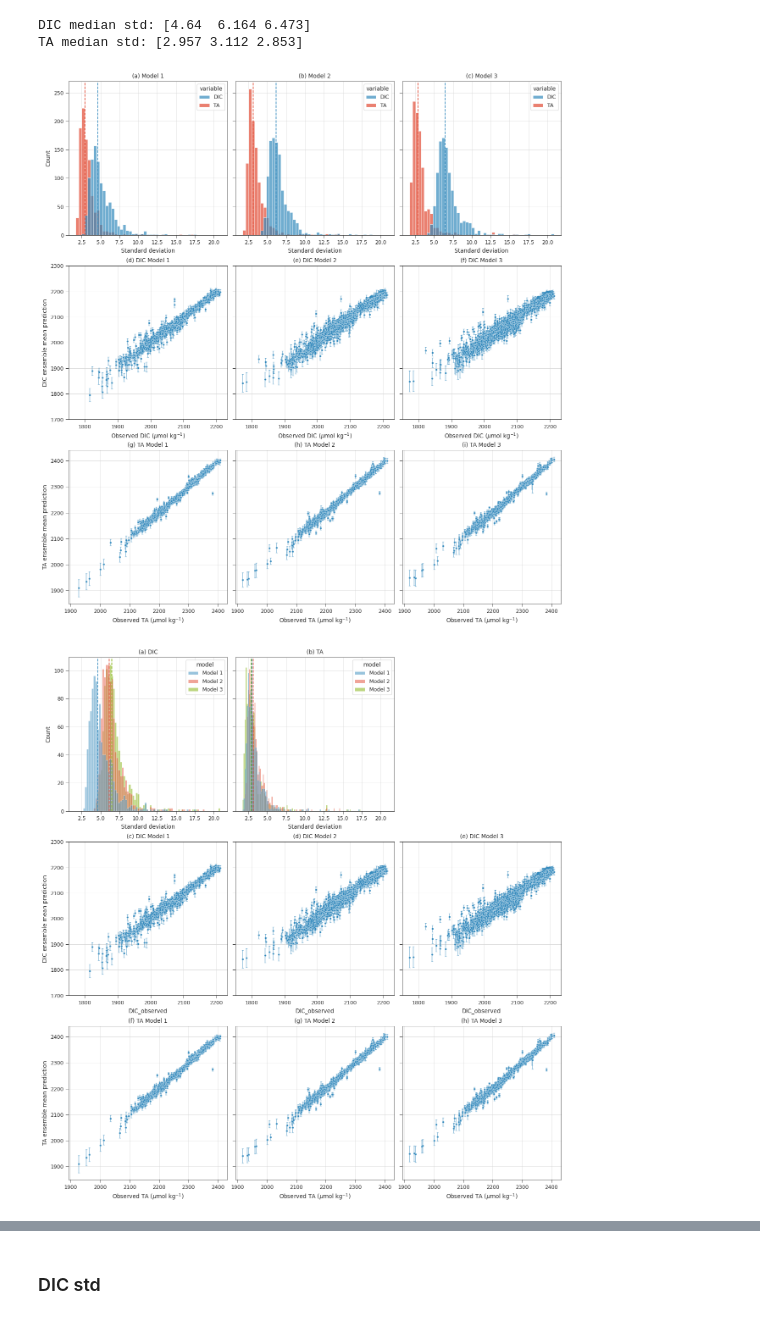
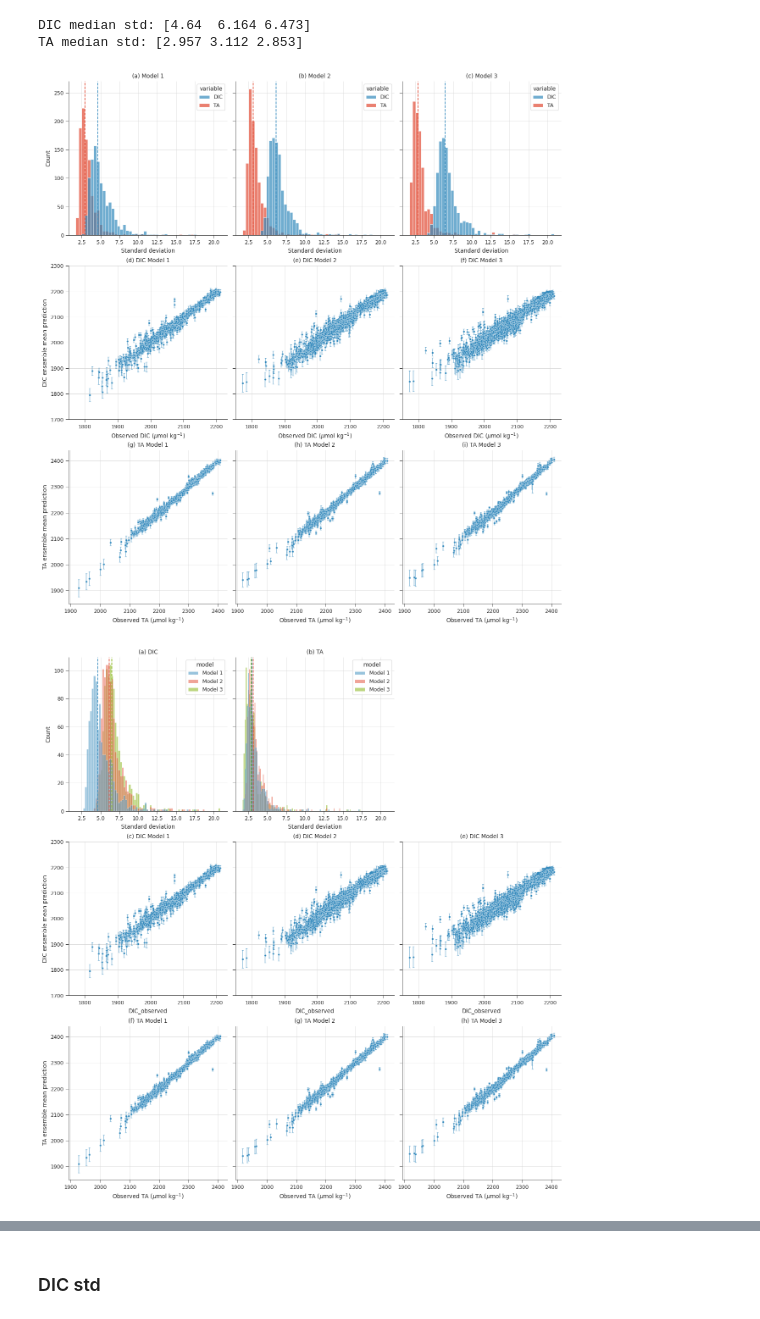
Before and after one commit to idlima/ne-shelf-bgc, a Jupyter notebook: manuscript_figures.ipynb, the cells around one changed output, grey strips where cells are left out. Saved outputs shown, nothing was run; the diff lists cells and outputs as text; code cells hidden in the pictures.

```diff
--- a/manuscript_figures.ipynb
+++ b/manuscript_figures.ipynb
@@ -243,34 +246,35 @@ fig.subplots_adjust(wspace=0.05)
 for ax, df, mdic, mta in zip(axs[0,:], [df_std_all_vars, df_std_noO2, df_std_nosat], median_std_dic, median_std_ta):
     _ = sns.histplot(x='value', data=df, hue='variable', bins=bins, ax=ax, alpha=0.7)
     _ = ax.axvline(mdic, c='C0', ls='--')
     _ = ax.axvline(mta, c='C1', ls='--')
     _ = ax.set(xlabel='Standard deviation')
 for ax, df in zip(axs[1,:], [df_stats_dic_all_vars, df_stats_dic_noO2, df_stats_dic_nosat]):
     _ = sns.scatterplot(x='DIC_observed', y='ensemble_mean', data=df, s=12, ax=ax, zorder=2)
     _ = ax.errorbar(df.DIC_observed, df.ensemble_mean, yerr=df.ci95pct, linestyle='', capsize=1.5, alpha=0.5, color='C0', zorder=1)
     _ = ax.set_yticks(ax.get_xticks())
     _ = ax.set(xlabel='Observed DIC ($\mu$mol kg$^{-1}$)')
 for ax, df in zip(axs[2,:], [df_stats_ta_all_vars, df_stats_ta_noO2, df_stats_ta_nosat]):
     _ = sns.scatterplot(x='TA_observed', y='ensemble_mean', data=df, s=12, ax=ax, zorder=2)
     _ = ax.errorbar(df.TA_observed, df.ensemble_mean, yerr=df.ci95pct, linestyle='', capsize=1.5, alpha=0.5, color='C0', zorder=1)
     # _ = ax.set_yticks(ax.get_xticks())
     _ = ax.set(xlabel='Observed TA ($\mu$mol kg$^{-1}$)')
 
 for ax, title in zip(axs[0,:], ['(a) Model 1', '(b) Model 2', '(c) Model 3']):
     ax.set_title(title)
 
 for ax, title in zip(axs[1,:], ['(d) DIC Model 1', '(e) DIC Model 2', '(f) DIC Model 3']):
     ax.set_title(title)
 
 for ax, title in zip(axs[2,:], ['(g) TA Model 1', '(h) TA Model 2', '(i) TA Model 3']):
     ax.set_title(title)
 
 _ = axs[1,0].set_ylabel('DIC ensemble mean prediction')
 _ = axs[2,0].set_ylabel('TA ensemble mean prediction')
 
+sns.despine(fig)
 # fig.savefig('figures/uncertainty.png', dpi=dpi, bbox_inches='tight')
 # %% [output]
-[figure, old version]
+[figure, new version]
 # %%
 df_dic_std_all_vars = df_ens_dic_all_vars.drop('DIC_observed', axis=1).std(axis=1).rename('std').to_frame()
 df_dic_std_noO2 = df_ens_dic_noO2.drop('DIC_observed', axis=1).std(axis=1).rename('std').to_frame()
@@ -326,9 +330,10 @@ for ax, title in zip(axs[2,:], ['(f) TA Model 1', '(g) TA Model 2', '(h) TA Mode
 _ = axs[1,0].set_ylabel('DIC ensemble mean prediction')
 _ = axs[2,0].set_ylabel('TA ensemble mean prediction')
 
+sns.despine(fig)
 # fig.savefig('figures/uncertainty.png', dpi=dpi, bbox_inches='tight')
 # %% [output]
-[figure, old version]
+[figure, new version]
 # %%
 fig, axs = plt.subplots(1, 2, sharex='row', sharey='row', figsize=(11, 5))
 fig.subplots_adjust(wspace=0.05)
```
Also changed, not shown: parts of 6 cells of this notebook.
